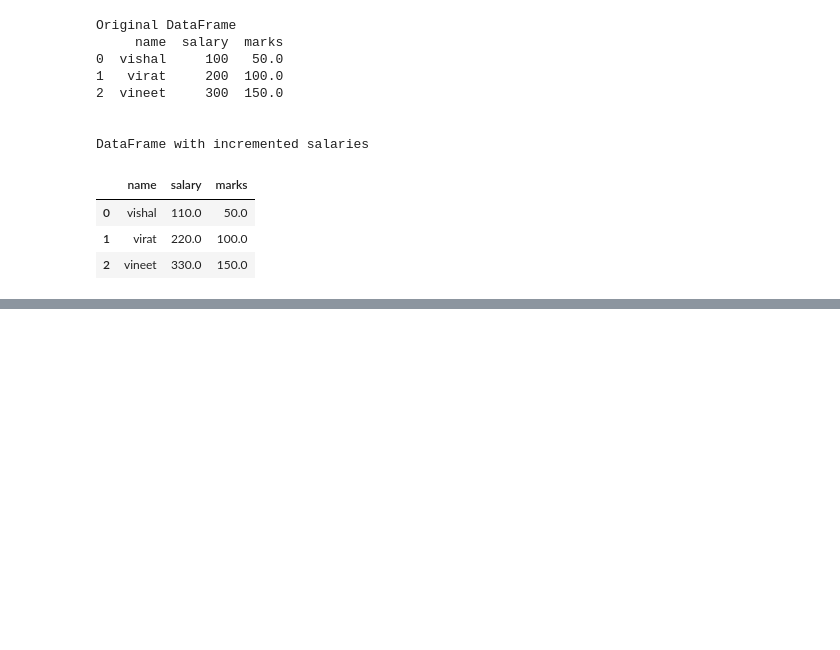
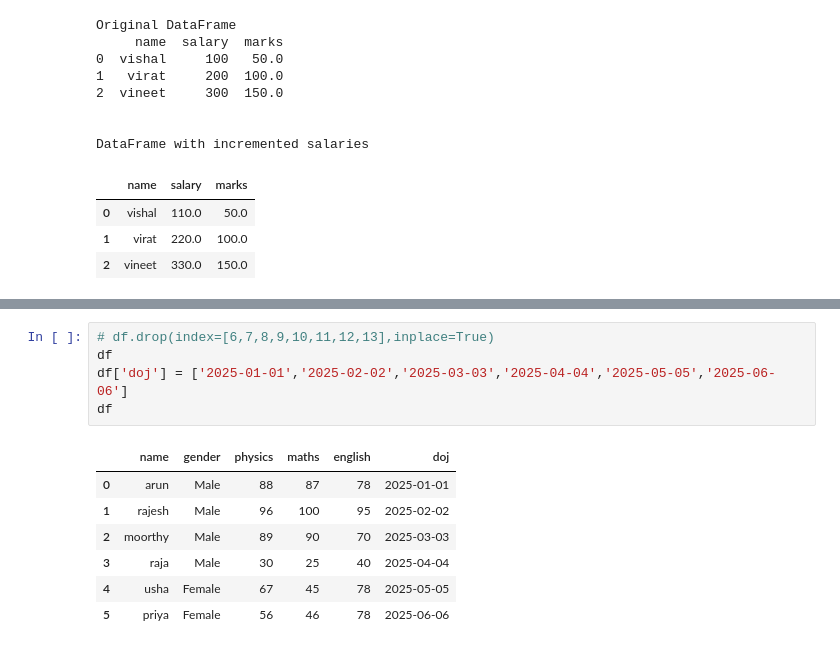
Before and after one commit to Chhavi0926/DS_45_InternshipDays, a Jupyter notebook: DAY_8.ipynb, the cells around one changed output, grey strips where cells are left out. Saved outputs shown, nothing was run; the diff lists cells and outputs as text; blank space fills up the shorter version.

```diff
--- a/DAY_8.ipynb
+++ b/DAY_8.ipynb
@@ -293,0 +489,13 @@ DataFrame with incremented salaries
+# %%
+# df.drop(index=[6,7,8,9,10,11,12,13],inplace=True)
+df
+df['doj'] = ['2025-01-01','2025-02-02','2025-03-03','2025-04-04','2025-05-05','2025-06-06']
+df
+# %% [output]
+|  | name | gender | physics | maths | english | doj |
+| 0 | arun | Male | 88 | 87 | 78 | 2025-01-01 |
+| 1 | rajesh | Male | 96 | 100 | 95 | 2025-02-02 |
+| 2 | moorthy | Male | 89 | 90 | 70 | 2025-03-03 |
+| 3 | raja | Male | 30 | 25 | 40 | 2025-04-04 |
+| 4 | usha | Female | 67 | 45 | 78 | 2025-05-05 |
+| 5 | priya | Female | 56 | 46 | 78 | 2025-06-06 |
```
Also changed, not shown: parts of 4 cells of this notebook.
